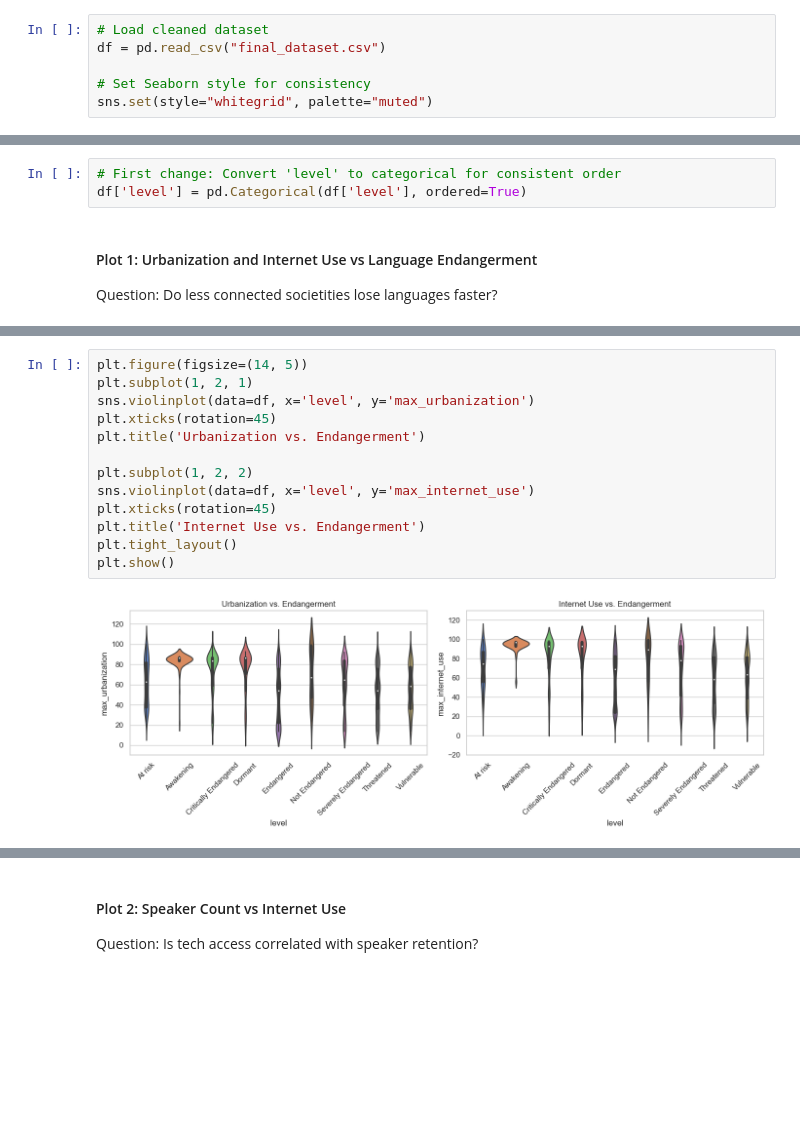
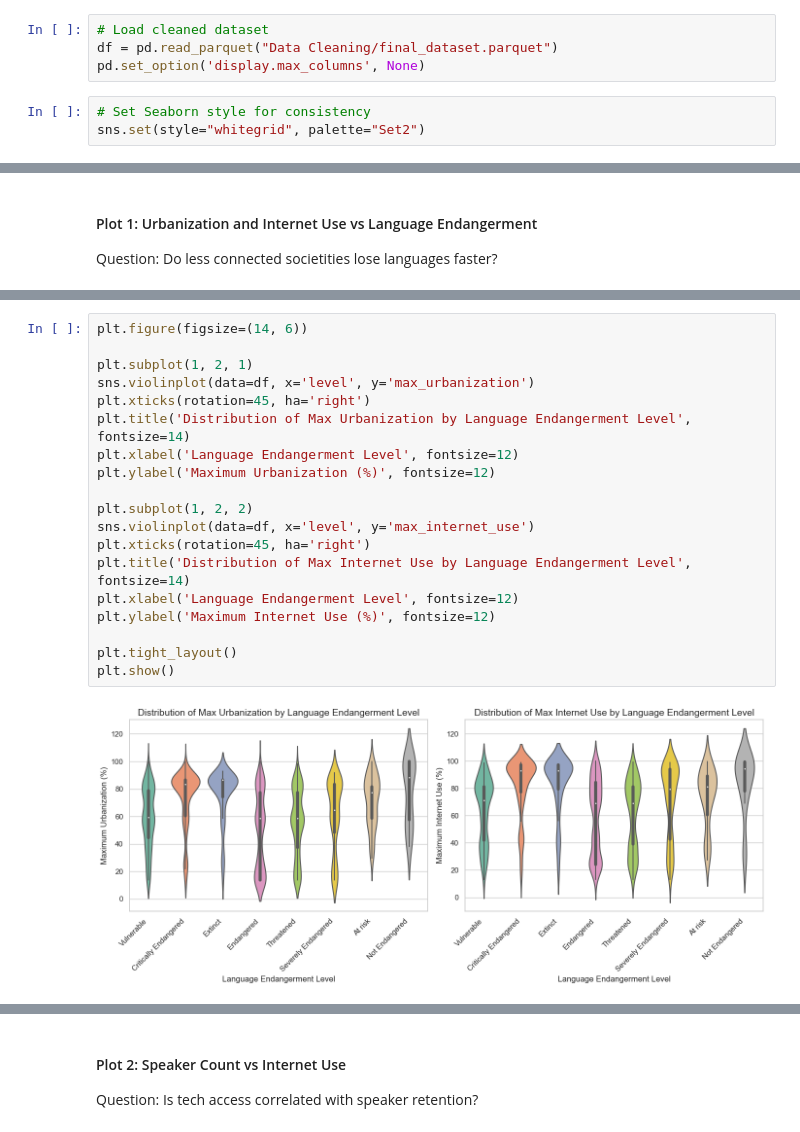
Before and after one commit to helinyilmaz/Language-Endangerment-Prediction, a Jupyter notebook: Helin-EDA.ipynb, the cells around one changed output, grey strips where cells are left out. Cells and saved outputs as stored; diff of their text form; blank space fills up the shorter version.

```diff
--- a/Helin-EDA.ipynb
+++ b/Helin-EDA.ipynb
@@ -11,10 +11,11 @@ from sklearn.preprocessing import StandardScaler
 from sklearn.decomposition import PCA
 # %%
 # Load cleaned dataset
-df = pd.read_csv("final_dataset.csv")
-
-# Set Seaborn style for consistency
-sns.set(style="whitegrid", palette="muted")
+df = pd.read_parquet("Data Cleaning/final_dataset.parquet")
+pd.set_option('display.max_columns', None)
+# %%
+# Set Seaborn style for consistency
+sns.set(style="whitegrid", palette="Set2")
 # %% [markdown]
 #### Understanding the data
 # %%
@@ -38,6 +39,3 @@ df.tail()
-# %%
-# First change: Convert 'level' to categorical for consistent order
-df['level'] = pd.Categorical(df['level'], ordered=True)
 # %% [markdown]
 #### Plot 1: Urbanization and Internet Use vs Language Endangerment
 Question: Do less connected societities lose languages faster?
@@ -44,16 +83,22 @@ Question: Do less connected societities lose languages faster?
 # %%
-plt.figure(figsize=(14, 5))
+plt.figure(figsize=(14, 6))
+
 plt.subplot(1, 2, 1)
 sns.violinplot(data=df, x='level', y='max_urbanization')
-plt.xticks(rotation=45)
-plt.title('Urbanization vs. Endangerment')
+plt.xticks(rotation=45, ha='right')
+plt.title('Distribution of Max Urbanization by Language Endangerment Level', fontsize=14)
+plt.xlabel('Language Endangerment Level', fontsize=12)
+plt.ylabel('Maximum Urbanization (%)', fontsize=12)
 
 plt.subplot(1, 2, 2)
 sns.violinplot(data=df, x='level', y='max_internet_use')
-plt.xticks(rotation=45)
-plt.title('Internet Use vs. Endangerment')
+plt.xticks(rotation=45, ha='right')
+plt.title('Distribution of Max Internet Use by Language Endangerment Level', fontsize=14)
+plt.xlabel('Language Endangerment Level', fontsize=12)
+plt.ylabel('Maximum Internet Use (%)', fontsize=12)
+
 plt.tight_layout()
 plt.show()
 # %% [output]
-[figure, old version]
+[figure, new version]
 # %% [markdown]
```
Also changed, not shown: parts of 24 cells of this notebook.
